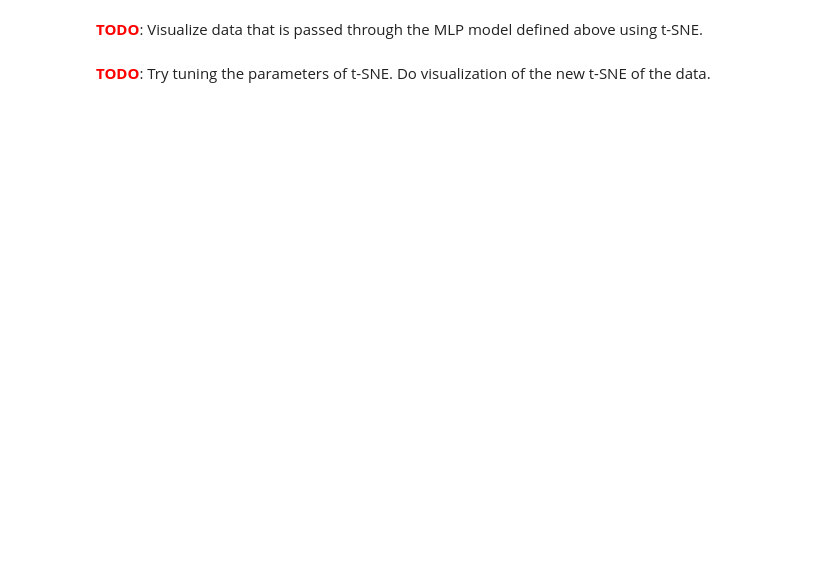
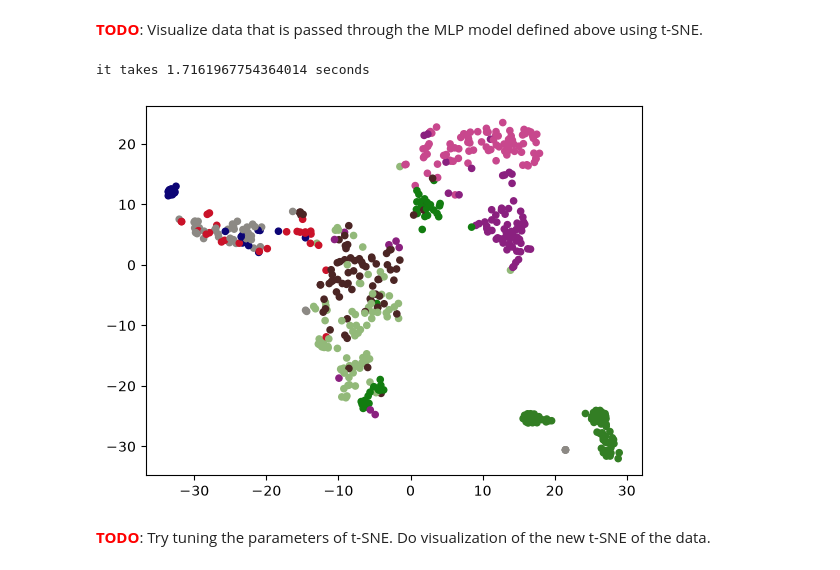
Before and after one commit to dextroy01/e4040-2025fall-assign1-dfa2121, a Jupyter notebook: task3-mlp_tensorflow.ipynb, the cells around one changed output. Drawn from its saved outputs; the diff is of its cells as text; code cells hidden in the pictures; blank space fills up the shorter version.

```diff
--- a/task3-mlp_tensorflow.ipynb
+++ b/task3-mlp_tensorflow.ipynb
@@ -535,14 +735,25 @@ test(model, X_test, y_test)
 # %%
 # Visualize tSNE 2D representation of data after two hidden layers
 #############################################################################
 #                          START OF YOUR CODE                               #
 # Hint: See tSNE visualization of original data
 #############################################################################
 
+X_mlp = model.forward(X_test[random_select])
+
+tic = time.time()
+Y = TSNE(n_components=2, perplexity=25.0).fit_transform(X_mlp)
+print("it takes {} seconds".format(time.time()-tic))
+
+plt.scatter(Y[:,0], Y[:,1], 20, color_labels)
+plt.show()
 
 #############################################################################
 #                          END OF YOUR CODE                                 #
 #############################################################################
+# %% [output]
+it takes 1.7161967754364014 seconds
+[figure, added]
 # %% [markdown]
 <span style="color:red"><strong>TODO</strong></span>: Try tuning the parameters of t-SNE. Do visualization of the new t-SNE of the data.
 # %%
```
Also changed, not shown: parts of 18 cells of this notebook, 11 other files.
